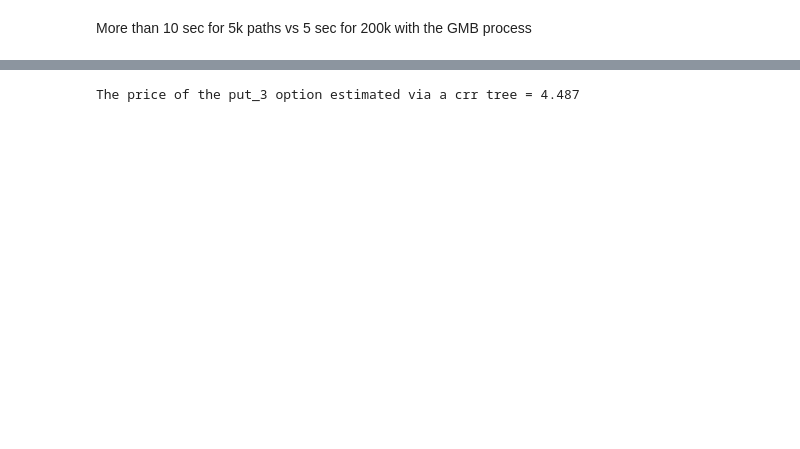
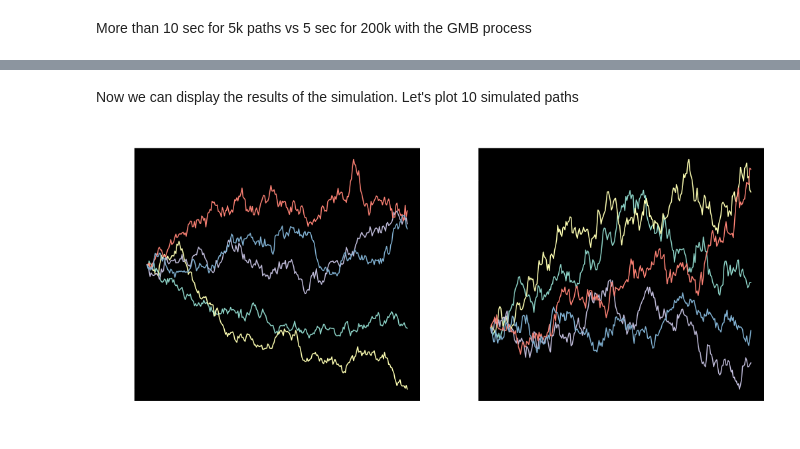
Before and after one commit to albuzenet/Longstaff-Schwartz, a Jupyter notebook: demo.ipynb, the cells around one changed output, grey strips where cells are left out. Saved outputs shown, nothing was run; the diff lists cells and outputs as text; code cells hidden in the pictures; blank space fills up the shorter version.

```diff
--- a/demo.ipynb
+++ b/demo.ipynb
@@ -140,5 +113,22 @@ Wall time: 2.23 s
-# %%
-crr = crr_pricing(r=.06, sigma=.2, option=put_3, n=25000)
-print(f'The price of the put_3 option estimated via a crr tree = {crr}')
-# %% [output]
-The price of the put_3 option estimated via a crr tree = 4.487
+# %% [markdown]
+Now we can display the results of the simulation. Let's plot 10 simulated paths
+# %%
+s, v = heston.simulate(s0=60, v0=0.05, T=1, n=5, m=252, return_vol=True)
+
+plt.figure(figsize=(17, 7))
+plt.subplot(1, 2, 1)
+plt.plot(s)
+plt.xlabel('$t$', fontsize=20)
+plt.ylabel('$S_t$', fontsize=20, labelpad=20).set_rotation(0)
+plt.title('Simulation of 5 Heston paths', fontsize=15, pad=10)
+# plt.xlim(-10, 280)
+
+plt.subplot(1, 2, 2)
+plt.plot(v)
+plt.xlabel('$t$', fontsize=20)
+plt.ylabel('$v_t$', fontsize=20, labelpad=20).set_rotation(0)
+plt.title('Underlying volatility process', fontsize=15, pad=10)
+
+plt.show()
+# %% [output]
+[figure, added]
```
Also changed, not shown: parts of 60 cells of this notebook, 9 other files.
